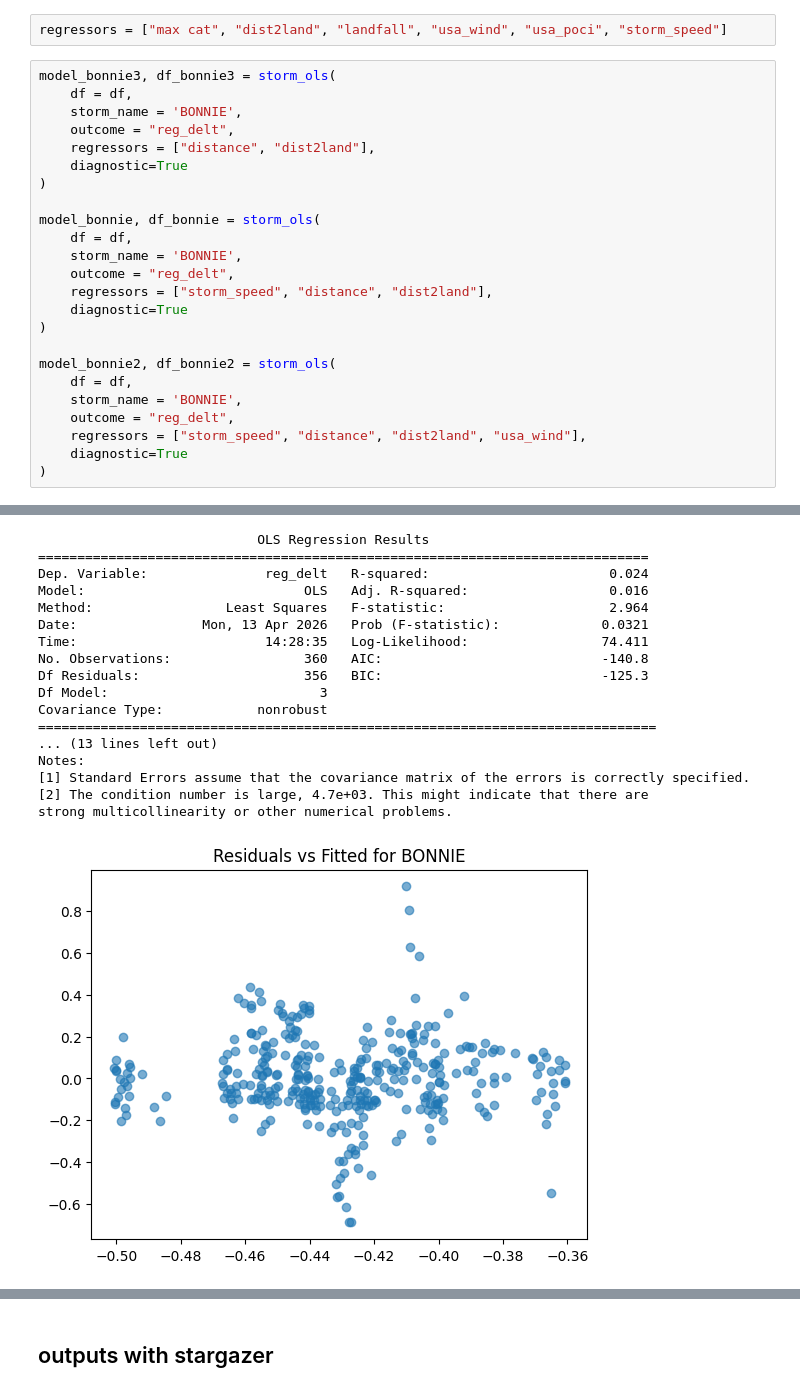
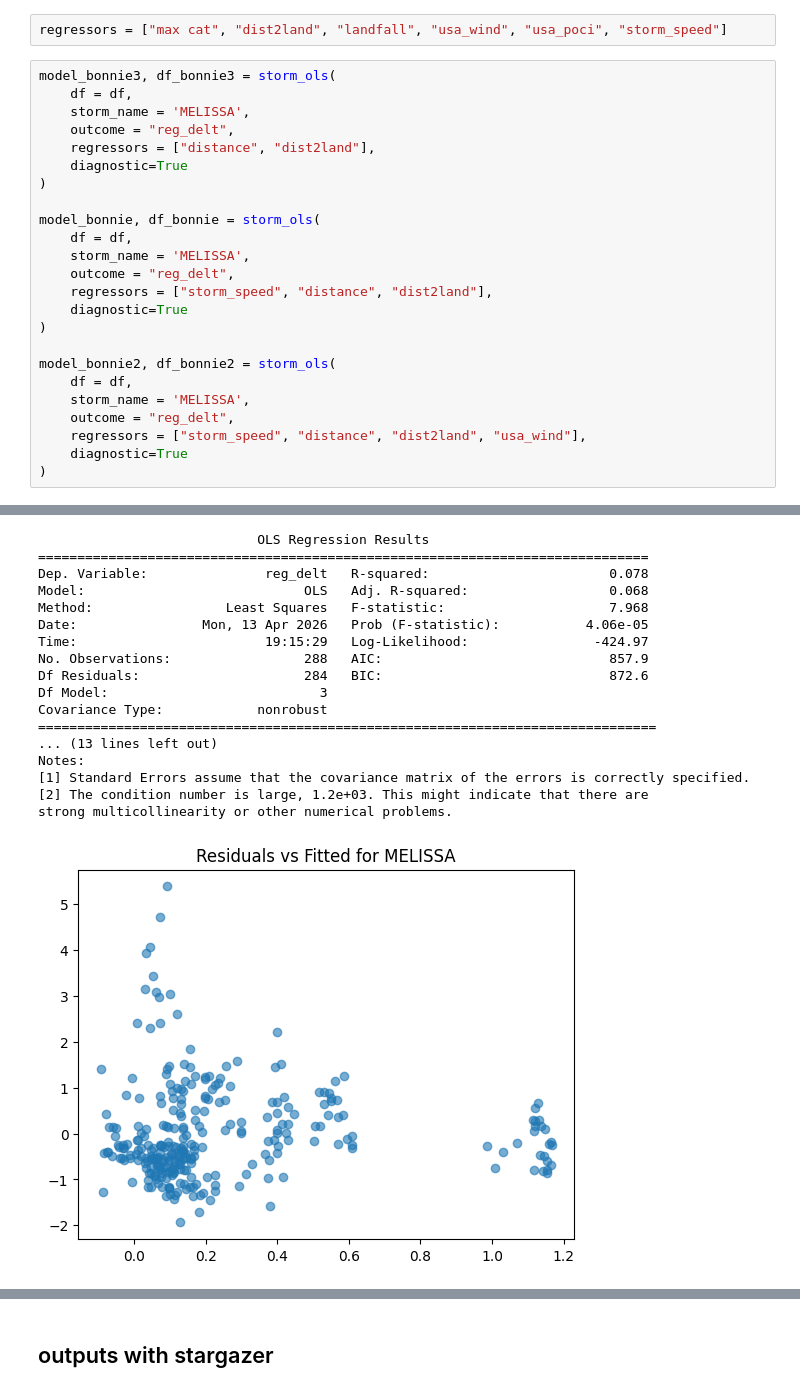
Before and after one commit to sofieappel/HurricanesAndGasPrices, a Jupyter notebook: reg.ipynb, the cells around one changed output, grey strips where cells are left out. Saved outputs shown, nothing was run; the diff lists cells and outputs as text.

```diff
--- a/reg.ipynb
+++ b/reg.ipynb
@@ -180,7 +180,7 @@ regressors = ["max cat", "dist2land", "landfall", "usa_wind", "usa_poci", "storm
 # %%
 model_bonnie3, df_bonnie3 = storm_ols(
     df = df,
-    storm_name = 'BONNIE',
+    storm_name = 'MELISSA',
     outcome = "reg_delt",
     regressors = ["distance", "dist2land"],
     diagnostic=True
@@ -188,7 +188,7 @@ model_bonnie3, df_bonnie3 = storm_ols(
 
 model_bonnie, df_bonnie = storm_ols(
     df = df,
-    storm_name = 'BONNIE',
+    storm_name = 'MELISSA',
     outcome = "reg_delt",
     regressors = ["storm_speed", "distance", "dist2land"],
     diagnostic=True
@@ -196,7 +196,7 @@ model_bonnie, df_bonnie = storm_ols(
 
 model_bonnie2, df_bonnie2 = storm_ols(
     df = df,
-    storm_name = 'BONNIE',
+    storm_name = 'MELISSA',
     outcome = "reg_delt",
     regressors = ["storm_speed", "distance", "dist2land", "usa_wind"],
     diagnostic=True
@@ -223,20 +223,20 @@ strong multicollinearity or other numerical problems.
                             OLS Regression Results
 ==============================================================================
-Dep. Variable:               reg_delt   R-squared:                       0.024
-Model:                            OLS   Adj. R-squared:                  0.016
-Method:                 Least Squares   F-statistic:                     2.964
-Date:                Mon, 13 Apr 2026   Prob (F-statistic):             0.0321
-Time:                        14:28:35   Log-Likelihood:                 74.411
-No. Observations:                 360   AIC:                            -140.8
-Df Residuals:                     356   BIC:                            -125.3
+Dep. Variable:               reg_delt   R-squared:                       0.078
+Model:                            OLS   Adj. R-squared:                  0.068
+Method:                 Least Squares   F-statistic:                     7.968
+Date:                Mon, 13 Apr 2026   Prob (F-statistic):           4.06e-05
+Time:                        19:15:29   Log-Likelihood:                -424.97
+No. Observations:                 288   AIC:                             857.9
+Df Residuals:                     284   BIC:                             872.6
 Df Model:                           3
 Covariance Type:            nonrobust
 ===============================================================================
 ... (13 lines left out)
 Notes:
 [1] Standard Errors assume that the covariance matrix of the errors is correctly specified.
-[2] The condition number is large, 4.7e+03. This might indicate that there are
+[2] The condition number is large, 1.2e+03. This might indicate that there are
 strong multicollinearity or other numerical problems.
-[figure, old version]
+[figure, new version]
                             OLS Regression Results
 ==============================================================================
```
Also changed, not shown: parts of 2 cells of this notebook.
